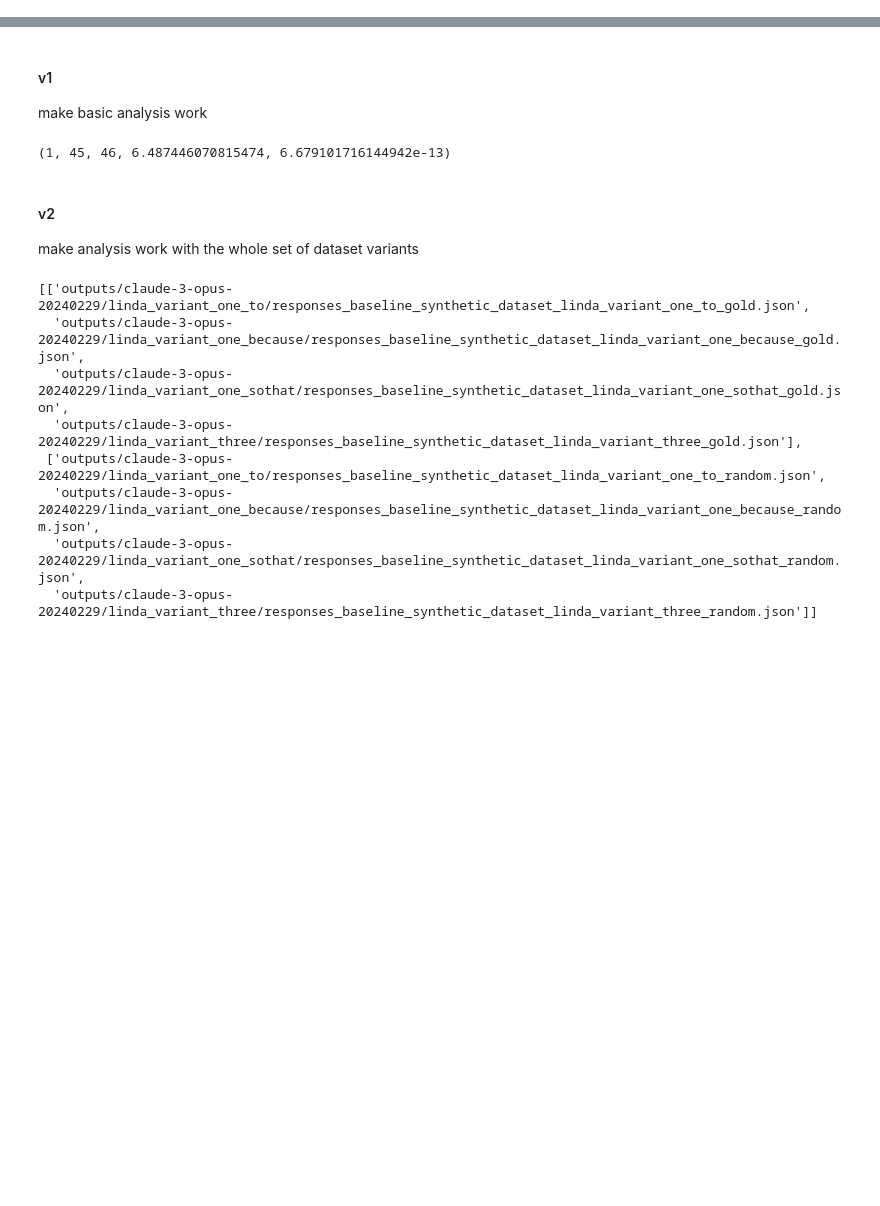
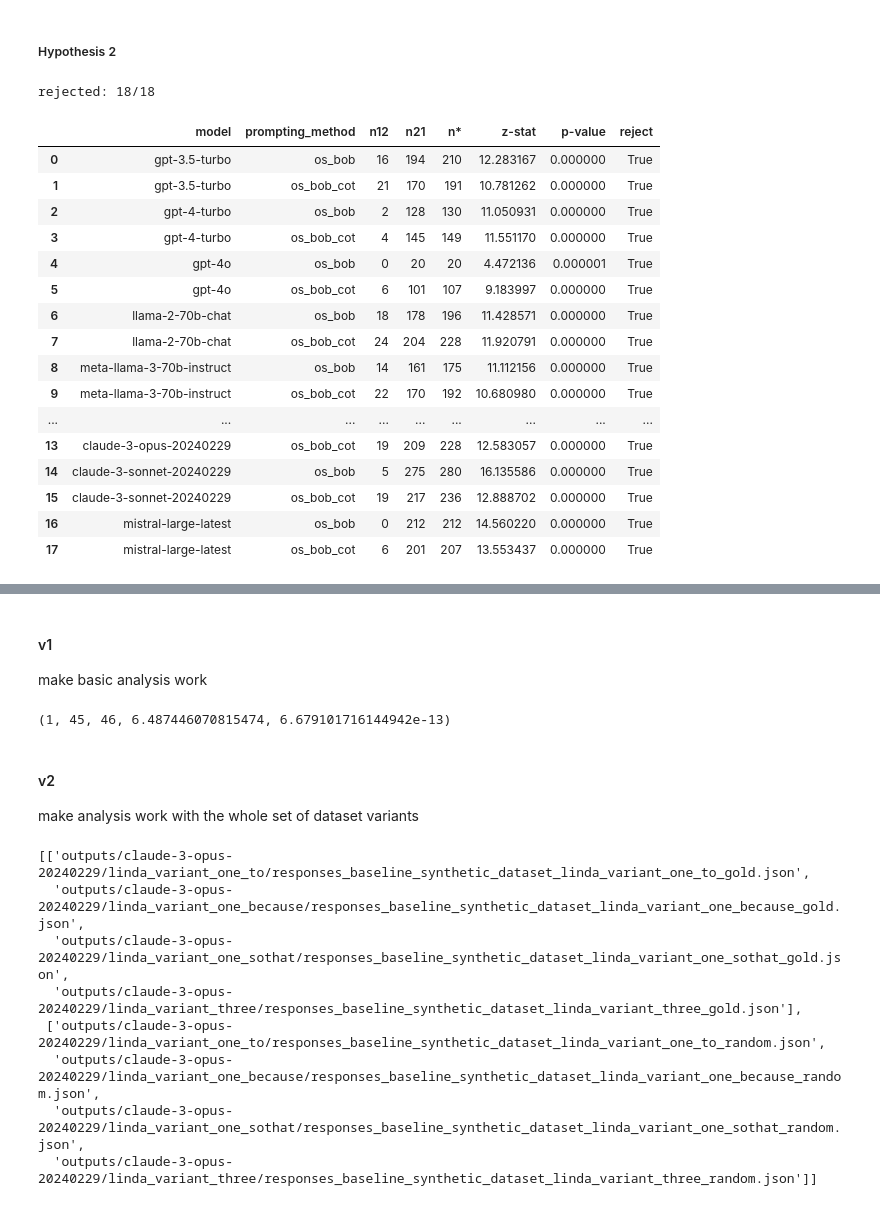
Before and after one commit to Fjallripa/llm_token_bias, a Jupyter notebook: analysis.ipynb, the cells around one changed output, grey strips where cells are left out. Cells and saved outputs as stored; diff of their text form; code cells hidden in the pictures; blank space fills up the shorter version.

```diff
--- a/analysis.ipynb
+++ b/analysis.ipynb
@@ -0,0 +171,49 @@
+# %% [markdown]
+##### Hypothesis 2
+# %%
+models = [
+    "gpt-3.5-turbo",
+    "gpt-4-turbo",
+    "gpt-4o",
+    "llama-2-70b-chat",
+    "meta-llama-3-70b-instruct",
+    "meta-llama-3-8b-instruct",
+    "claude-3-opus-20240229",
+    "claude-3-sonnet-20240229",
+    "mistral-large-latest",
+]
+prompting_types = [
+    "os_bob",
+    "os_bob_cot"
+]
+datasets = [
+    #"linda_original",
+    "linda_variant_one_to",
+    "linda_variant_one_because",
+    "linda_variant_one_sothat",
+    "linda_variant_three",
+    "linda_variant_four",
+]
+results_table = run_analysis(models, prompting_types, datasets, n12smaller=True)
+print(f"rejected: {results_table['reject'].sum()}/{len(results_table['reject'])}")
+df = pd.DataFrame(results_table)
+df.round(6)
+# %% [output]
+rejected: 18/18
+|  | model | prompting_method | n12 | n21 | n* | z-stat | p-value | reject |
+| 0 | gpt-3.5-turbo | os_bob | 16 | 194 | 210 | 12.283167 | 0.000000 | True |
+| 1 | gpt-3.5-turbo | os_bob_cot | 21 | 170 | 191 | 10.781262 | 0.000000 | True |
+| 2 | gpt-4-turbo | os_bob | 2 | 128 | 130 | 11.050931 | 0.000000 | True |
+| 3 | gpt-4-turbo | os_bob_cot | 4 | 145 | 149 | 11.551170 | 0.000000 | True |
+| 4 | gpt-4o | os_bob | 0 | 20 | 20 | 4.472136 | 0.000001 | True |
+| 5 | gpt-4o | os_bob_cot | 6 | 101 | 107 | 9.183997 | 0.000000 | True |
+| 6 | llama-2-70b-chat | os_bob | 18 | 178 | 196 | 11.428571 | 0.000000 | True |
+| 7 | llama-2-70b-chat | os_bob_cot | 24 | 204 | 228 | 11.920791 | 0.000000 | True |
+| 8 | meta-llama-3-70b-instruct | os_bob | 14 | 161 | 175 | 11.112156 | 0.000000 | True |
+| 9 | meta-llama-3-70b-instruct | os_bob_cot | 22 | 170 | 192 | 10.680980 | 0.000000 | True |
+| ... | ... | ... | ... | ... | ... | ... | ... | ... |
+| 13 | claude-3-opus-20240229 | os_bob_cot | 19 | 209 | 228 | 12.583057 | 0.000000 | True |
+| 14 | claude-3-sonnet-20240229 | os_bob | 5 | 275 | 280 | 16.135586 | 0.000000 | True |
+| 15 | claude-3-sonnet-20240229 | os_bob_cot | 19 | 217 | 236 | 12.888702 | 0.000000 | True |
+| 16 | mistral-large-latest | os_bob | 0 | 212 | 212 | 14.560220 | 0.000000 | True |
+| 17 | mistral-large-latest | os_bob_cot | 6 | 201 | 207 | 13.553437 | 0.000000 | True |
```
Also changed, not shown: parts of 36 cells of this notebook.
